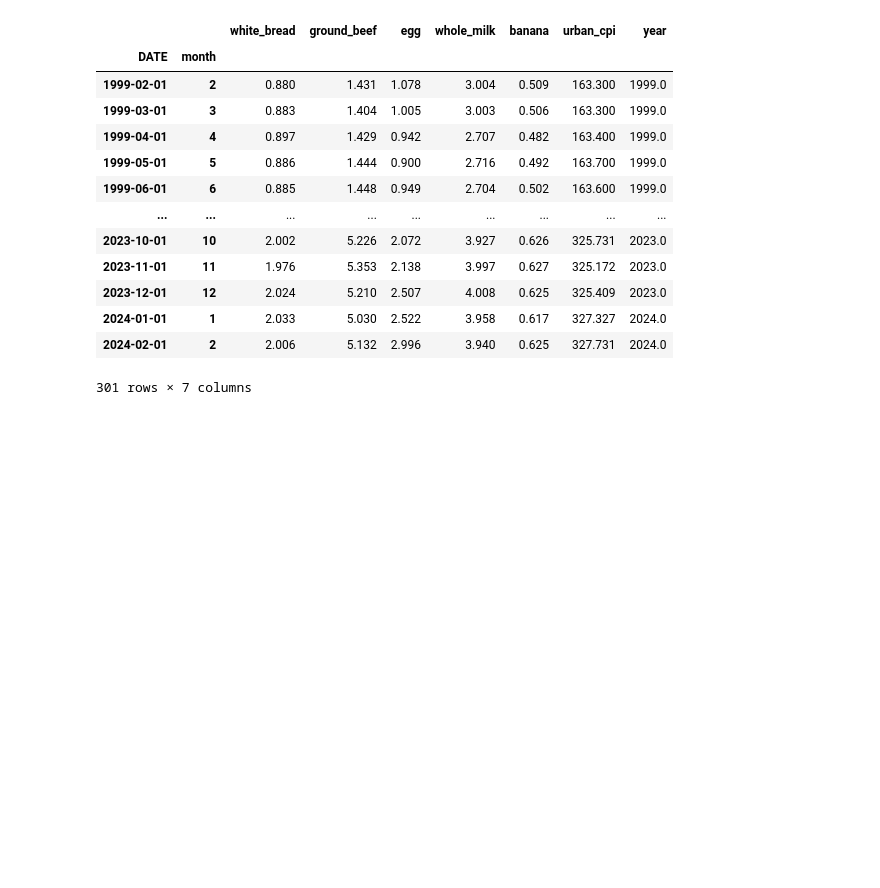
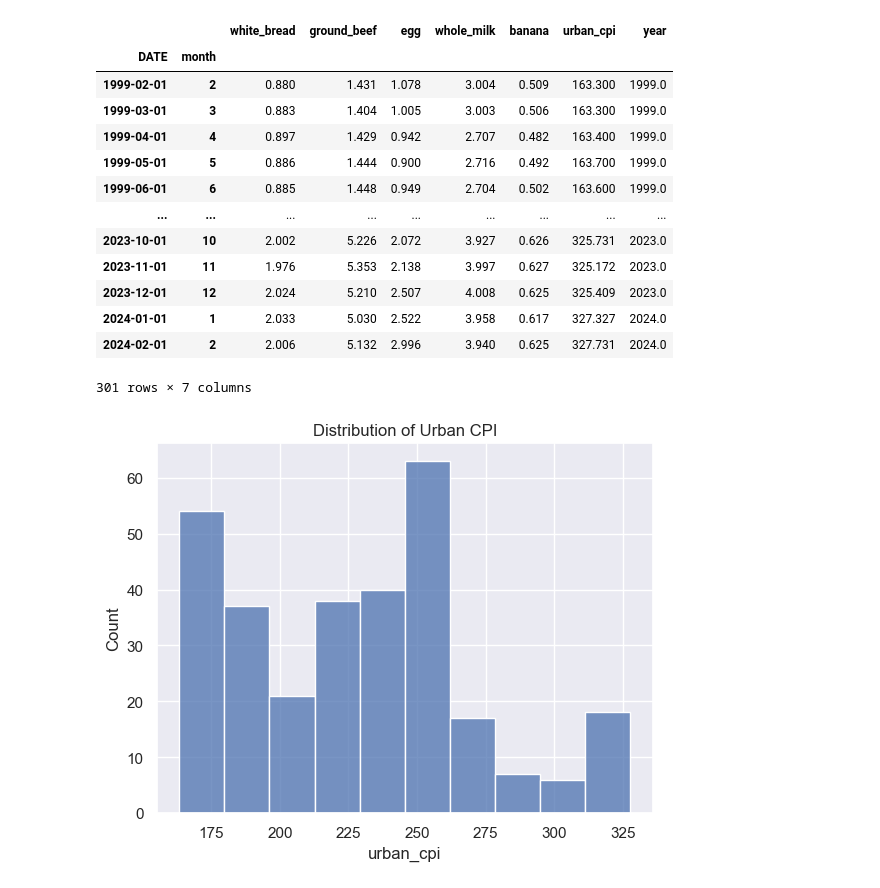
Before and after one commit to matthewjchin/grocerypriceanalysis, a Jupyter notebook: fred_groceries_eda.ipynb, the cells around one changed output. Drawn from its saved outputs; the diff is of its cells as text; code cells hidden in the pictures; blank space fills up the shorter version.

```diff
--- a/fred_groceries_eda.ipynb
+++ b/fred_groceries_eda.ipynb
@@ -274,3 +277,10 @@ groceries_df.groupby(['DATE', 'month']).median()
 | 2024-01-01 | 1 | 2.033 | 5.030 | 2.522 | 3.958 | 0.617 | 327.327 | 2024.0 |
 | 2024-02-01 | 2 | 2.006 | 5.132 | 2.996 | 3.940 | 0.625 | 327.731 | 2024.0 |
 301 rows × 7 columns
+# %%
+# Return a histogram of the Urban CPI numbers
+sns.histplot(groceries_df['urban_cpi'])
+plt.title('Distribution of Urban CPI')
+plt.show()
+# %% [output]
+[figure, added]
```
Also changed, not shown: parts of 5 cells of this notebook, 1 other file.
